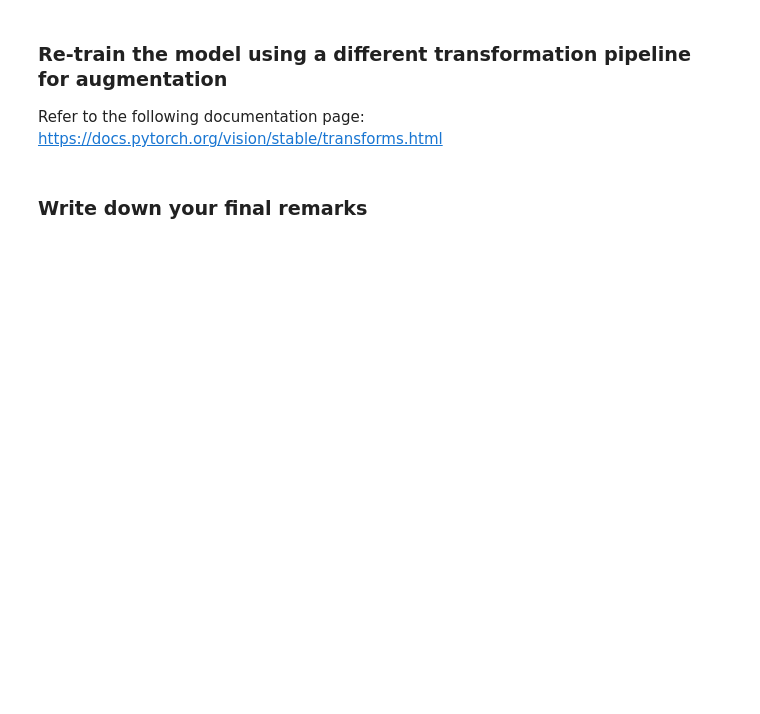
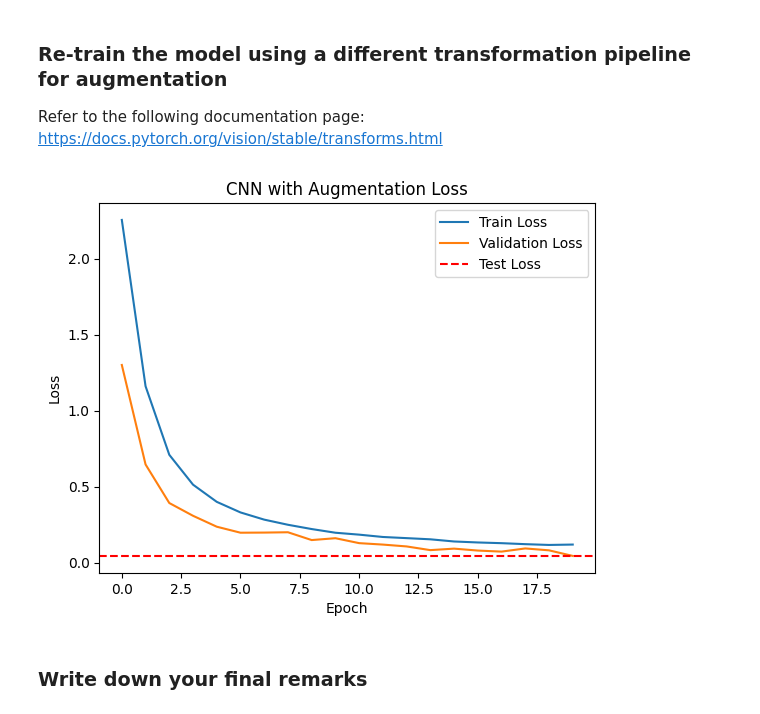
Before and after one commit to Moro0305/Computational-Intelligence, a Jupyter notebook: 6.augmentation.ipynb, the cells around one changed output. Cells and saved outputs as stored; diff of their text form; code cells hidden in the pictures; blank space fills up the shorter version.

```diff
--- a/6.augmentation.ipynb
+++ b/6.augmentation.ipynb
@@ -429,5 +527,48 @@ plt.show()
 ### Re-train the model using a different transformation pipeline for augmentation
 
 Refer to the following documentation page: https://docs.pytorch.org/vision/stable/transforms.html
+# %%
+new_augmentation = transforms.Compose([
+    transforms.RandomRotation(30),
+    transforms.RandomResizedCrop((IMG_WIDTH, IMG_HEIGHT), scale=(.8, 1.0), ratio=(1, 1)),
+    transforms.RandomHorizontalFlip(p=0.4),
+    transforms.ColorJitter(brightness=.25, contrast=.4)
+])
+# %%
+# Training
+model_cnn_balanced = nn.Sequential(
+    ConvolutionalBlock(IMG_CHANNELS, 25, 0),
+    ConvolutionalBlock(25, 50, 0.2),
+    ConvolutionalBlock(50, 75, 0),
+    nn.Flatten(),
+    nn.Linear(75 * 3 * 3, 512),
+    nn.Dropout(.3),
+    nn.ReLU(),
+    nn.Linear(512, 24)
+)
+
+model_cnn_balanced = model_cnn_balanced.to(device)
+
+epochs = 20
+loss_function = nn.CrossEntropyLoss()
+optimizer = Adam(model_cnn_balanced.parameters())
+
+# Train
+cnn_new_aug_res = train(model_cnn_balanced, train_loader, val_loader, loss_function, optimizer, epochs, new_augmentation)
+
+# Evaluate
+cnn_new_aug_test_loss, cnn_balanced_test_acc = test(model_cnn_balanced, test_loader, loss_function)
+# %%
+plt.plot(cnn_new_aug_res['train_loss'], label='Train Loss')
+plt.plot(cnn_new_aug_res['val_loss'], label='Validation Loss')
+plt.axhline(cnn_new_aug_test_loss, label='Test Loss', linestyle='--', color='r')
+plt.legend()
+plt.title('CNN with Augmentation Loss')
+plt.xlabel('Epoch')
+plt.ylabel('Loss')
+plt.legend()
+plt.show()
+# %% [output]
+[figure, added]
 # %% [markdown]
 ### Write down your final remarks
```
Also changed, not shown: parts of 15 cells of this notebook, 3 other files.
